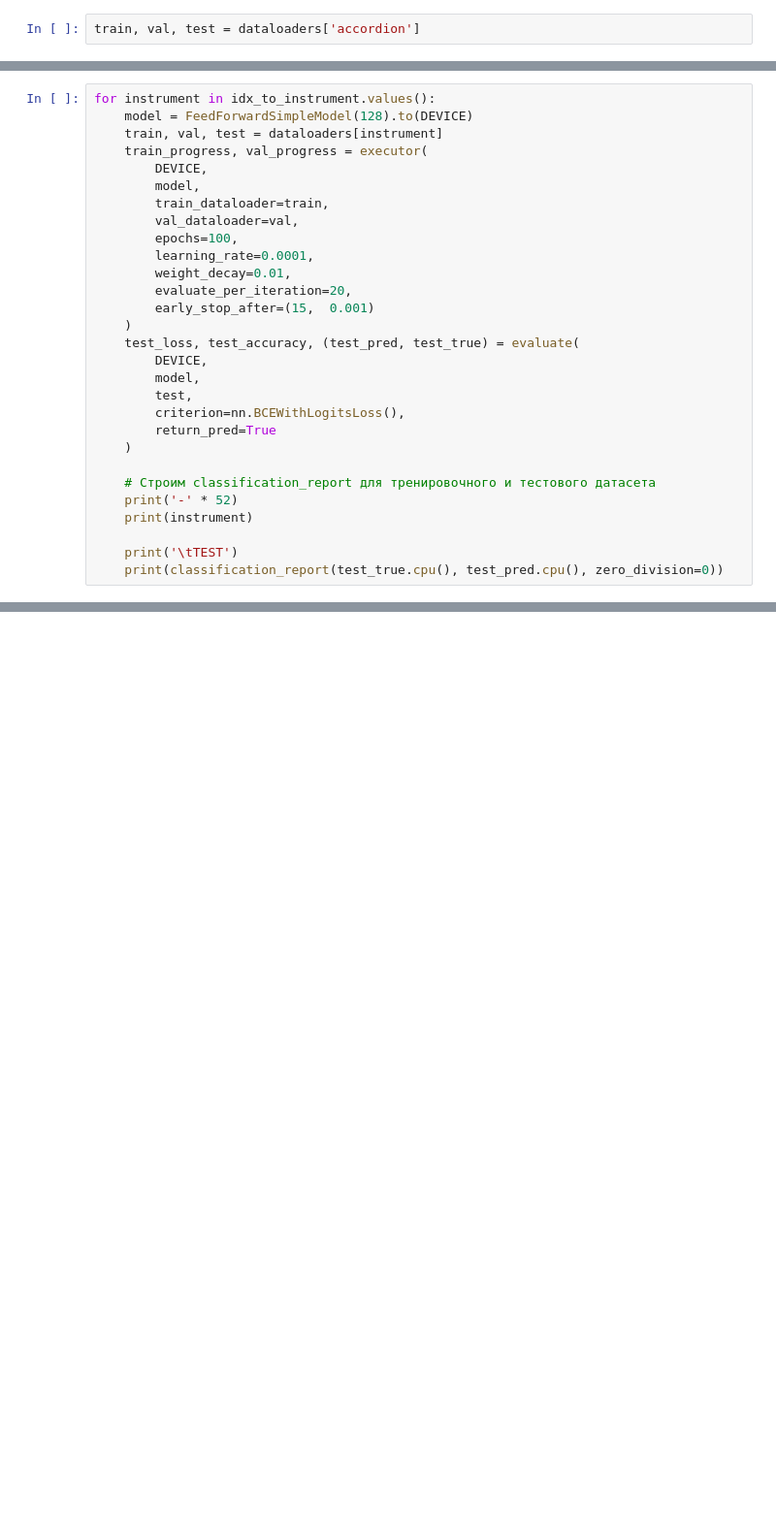
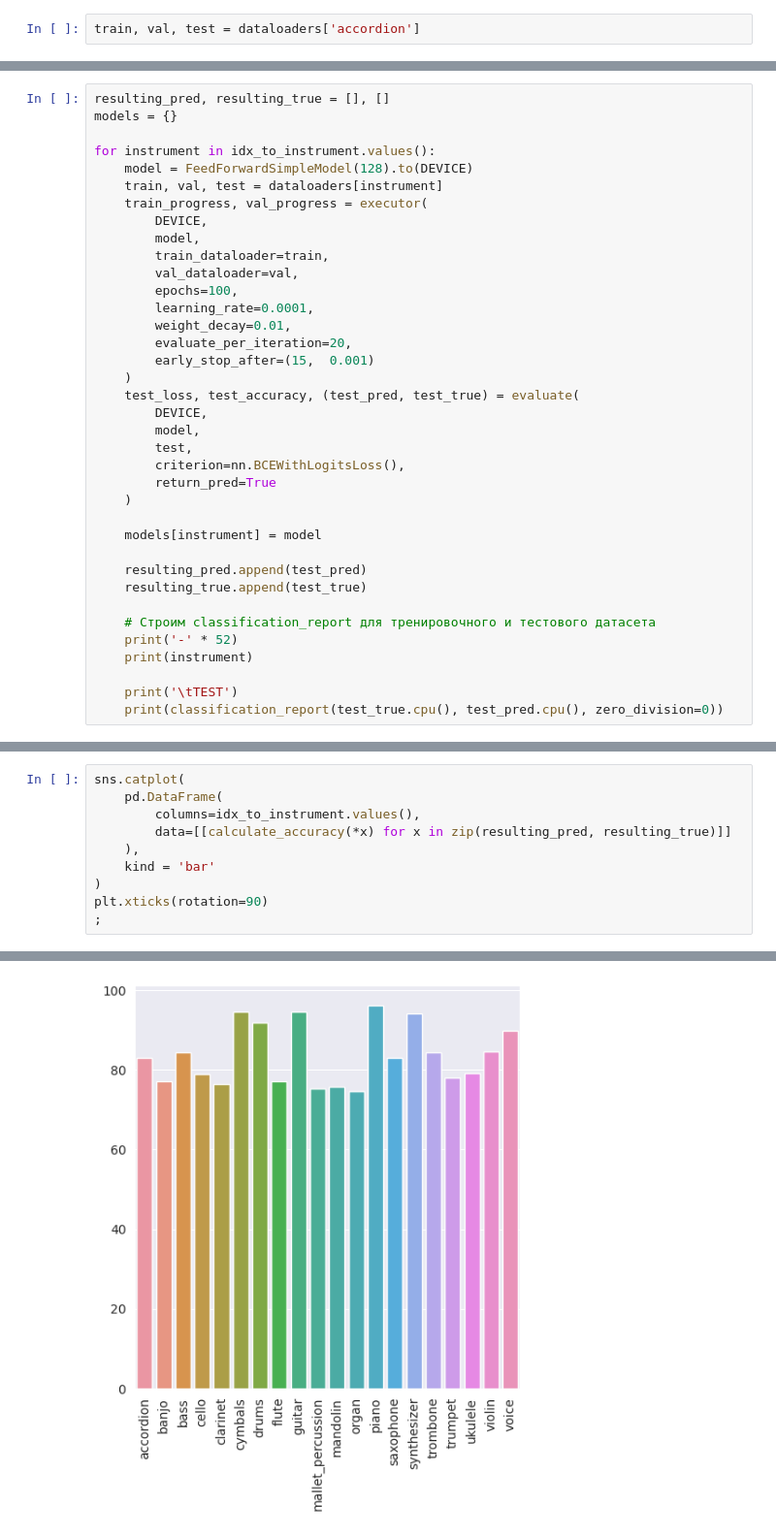
Before and after one commit to Sergey-Baranenkov/mag_coursework, a Jupyter notebook: instrumment_classification_flat.ipynb, the cells around one changed output, grey strips where cells are left out. Shown at 97% size. Cells and saved outputs as stored; diff of their text form; blank space fills up the shorter version.

```diff
--- a/instrumment_classification_flat.ipynb
+++ b/instrumment_classification_flat.ipynb
@@ -57,4 +74,7 @@ weighted avg       0.81      0.82      0.80       296
 # %%
+resulting_pred, resulting_true = [], []
+models = {}
+
 for instrument in idx_to_instrument.values():
     model = FeedForwardSimpleModel(128).to(DEVICE)
     train, val, test = dataloaders[instrument]
@@ -77,6 +97,11 @@ for instrument in idx_to_instrument.values():
         return_pred=True
     )
 
+    models[instrument] = model
+
+    resulting_pred.append(test_pred)
+    resulting_true.append(test_true)
+
     # Строим classification_report для тренировочного и тестового датасета
     print('-' * 52)
     print(instrument)
@@ -230,0 +261,11 @@ weighted avg       0.75      0.76      0.75       272
+# %%
+sns.catplot(
+    pd.DataFrame(
+        columns=idx_to_instrument.values(),
+        data=[[calculate_accuracy(*x) for x in zip(resulting_pred, resulting_true)]]
+    ),
+    kind = 'bar'
+)
+plt.xticks(rotation=90)
+;
+# %% [output]
@@ -230,0 +273 @@ weighted avg       0.75      0.76      0.75       272
+[figure, added]
```
Also changed, not shown: parts of 11 cells of this notebook, 7 other files.
